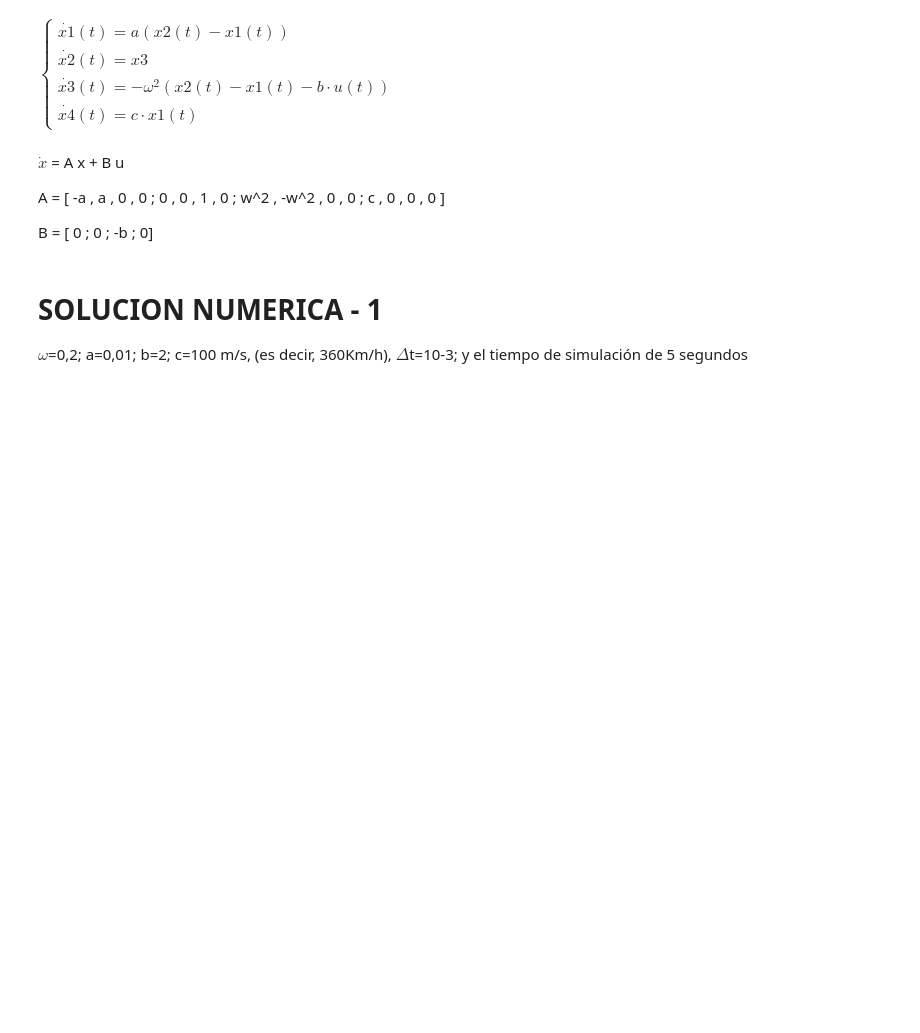
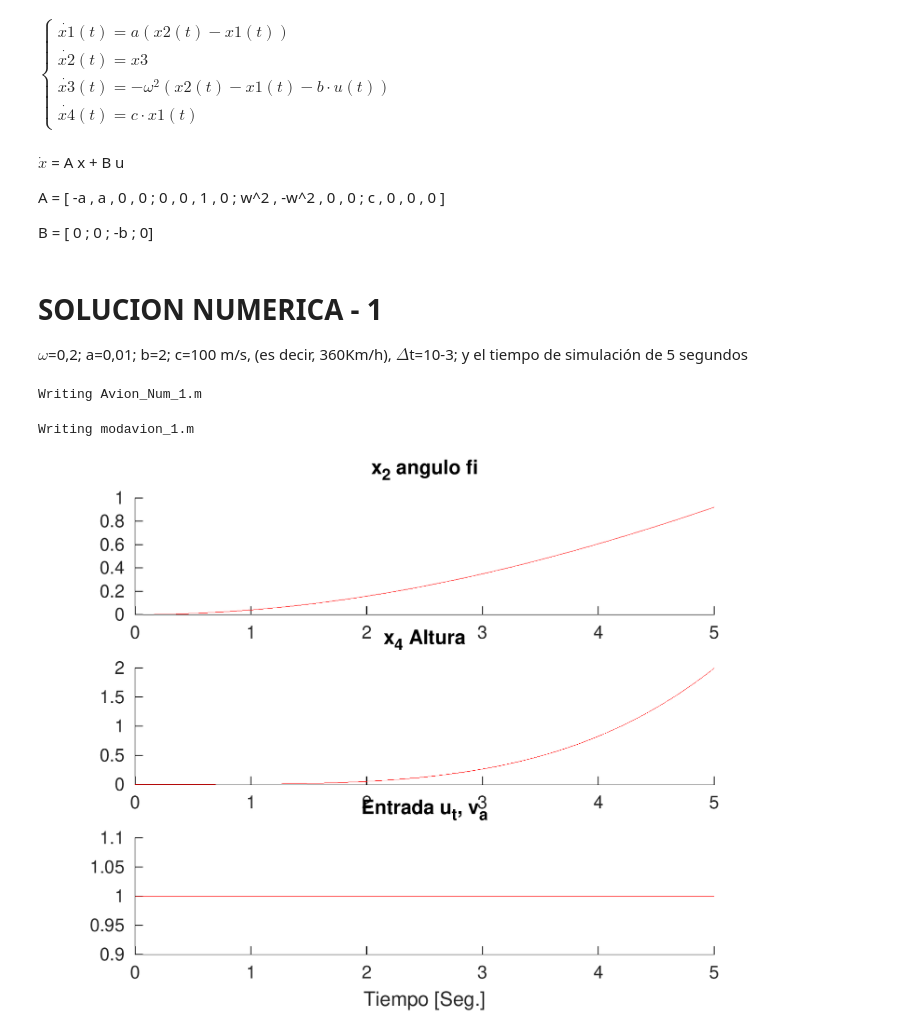
Before and after one commit to jgp20/HCSPD2024, a Jupyter notebook: Actividades_Clase2.ipynb, the cells around one changed output. Saved outputs shown, nothing was run; the diff lists cells and outputs as text; code cells hidden in the pictures; blank space fills up the shorter version.

```diff
--- a/Actividades_Clase2.ipynb
+++ b/Actividades_Clase2.ipynb
@@ -47,7 +47,7 @@ B = [ 0 ; 0 ; -b ; 0]
 $\omega$=0,2; a=0,01; b=2; c=100 m/s, (es decir, 360Km/h),
 $\Delta$t=10-3; y el tiempo de simulación de 5 segundos
 # %%
-%%writefile Avion_Num.m
+%%writefile Avion_Num_1.m
 clc;clear all;
 warning('off','all');
 X=-[0; 0;0;0];t_etapa=10e-3;
@@ -61,7 +61,7 @@ for t=0:t_etapa:tF
   ii=ii+1;
   x2(ii)=X(2);%Ángulo fi
   x4(ii)=X(4);%Altura del avión, con respecto altura crucero
-  X=modavion(t_etapa, X, u);
+  X=modavion_1(t_etapa, X, u);
   acc(ii)=u;
 end
 t=0:t_etapa:tF;
@@ -75,10 +75,12 @@ plot(t,acc,color_);title('Entrada u_t, v_a');
 xlabel('Tiempo [Seg.]');
 print(hfig1,'VarsAvion_temporal_1','-r300','-dpng');
 save('Verificacion_Num_1Avion_1.mat','-v7');
+# %% [output]
+Writing Avion_Num_1.m
 # %%
-%%writefile modavion.m
+%%writefile modavion_1.m
 %Funcion modelo
-function [X]=modavion(t_etapa, xant, accion)
+function [X]=modavion_1(t_etapa, xant, accion)
 %xant=[alfa,fi,fi_p,h] -> [x1,x2,x3,x4]
 a=0.01; b=2; c=100;
 omega=0.2;
@@ -116,3 +118,5 @@ for ii=1:t_etapa/At
   h=x(4);
 end
 X=[x]; %
+# %% [output]
+Writing modavion_1.m
@@ -118,0 +128,6 @@ X=[x]; %
+# %%
+from PIL import Image
+imt = Image.open("/content/VarsAvion_temporal_1.png")
+imt
+# %% [output]
+[figure, added]
```
Also changed, not shown: parts of 1 cell of this notebook.
